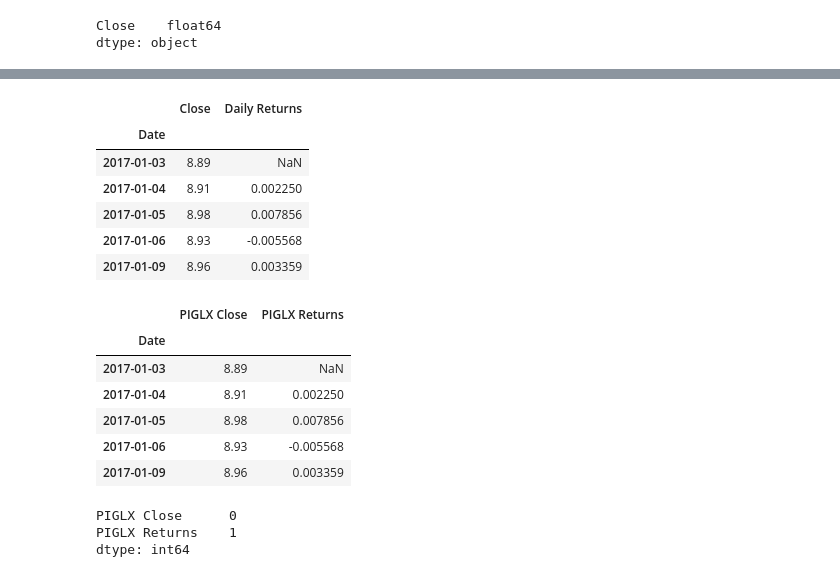
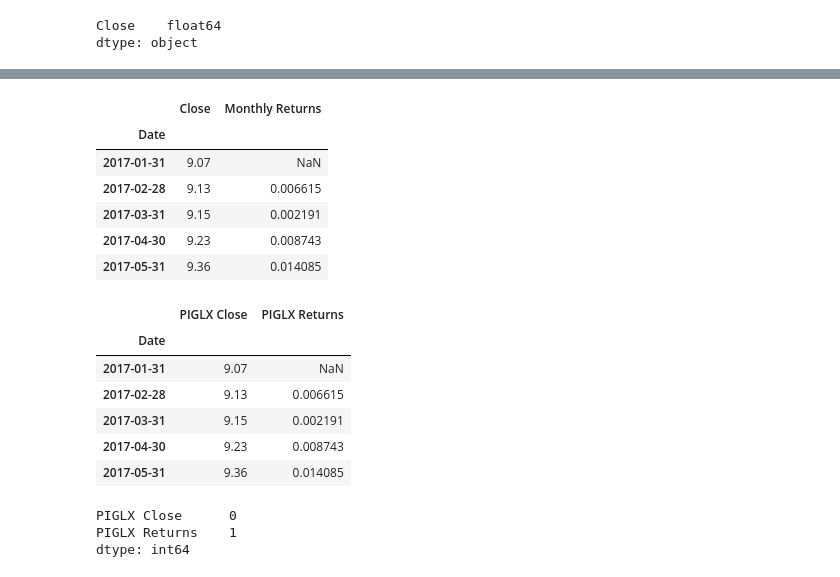
Before and after one commit to GuilleMGN/Group6, a Jupyter notebook: portfolio_inflation_analysis.ipynb, the cells around one changed output, grey strips where cells are left out. Cells and saved outputs as stored; diff of their text form; code cells hidden in the pictures.

```diff
--- a/portfolio_inflation_analysis.ipynb
+++ b/portfolio_inflation_analysis.ipynb
@@ -269,3 +337,8 @@ print(piglx_df.dtypes)
 # %% [output]
 Close    float64
 dtype: object
+# %%
+# Sample DataFrame so it contains closing for month ends
+# Monthly Data will be used later as Inflation data is monthly
+piglx_df = piglx_df.resample('M').last()
+piglx_df
@@ -272,28 +364,28 @@ dtype: object
 # %%
-# Calculate Daily Returns
-piglx_df['Daily Returns'] = piglx_df['Close'].pct_change()
+# Calculate Monthly Returns
+piglx_df['Monthly Returns'] = piglx_df['Close'].pct_change()
 piglx_df.head()
 # %% [output]
-|  | Close | Daily Returns |
+|  | Close | Monthly Returns |
 | Date |  |  |
-| 2017-01-03 | 8.89 | NaN |
-| 2017-01-04 | 8.91 | 0.002250 |
-| 2017-01-05 | 8.98 | 0.007856 |
-| 2017-01-06 | 8.93 | -0.005568 |
-| 2017-01-09 | 8.96 | 0.003359 |
+| 2017-01-31 | 9.07 | NaN |
+| 2017-02-28 | 9.13 | 0.006615 |
+| 2017-03-31 | 9.15 | 0.002191 |
+| 2017-04-30 | 9.23 | 0.008743 |
+| 2017-05-31 | 9.36 | 0.014085 |
 # %%
-# Rename `Close` & 'Daily Returns' Columns to be specific
+# Rename `Close` & 'Returns' Columns to be specific
 columns = ["PIGLX Close", "PIGLX Returns"]
 piglx_df.columns = columns
 piglx_df.head()
 # %% [output]
 |  | PIGLX Close | PIGLX Returns |
 | Date |  |  |
-| 2017-01-03 | 8.89 | NaN |
-| 2017-01-04 | 8.91 | 0.002250 |
-| 2017-01-05 | 8.98 | 0.007856 |
-| 2017-01-06 | 8.93 | -0.005568 |
-| 2017-01-09 | 8.96 | 0.003359 |
+| 2017-01-31 | 9.07 | NaN |
+| 2017-02-28 | 9.13 | 0.006615 |
+| 2017-03-31 | 9.15 | 0.002191 |
+| 2017-04-30 | 9.23 | 0.008743 |
+| 2017-05-31 | 9.36 | 0.014085 |
 # %%
 # Count nulls
 piglx_df.isnull().sum()
```
Also changed, not shown: parts of 14 cells of this notebook.
